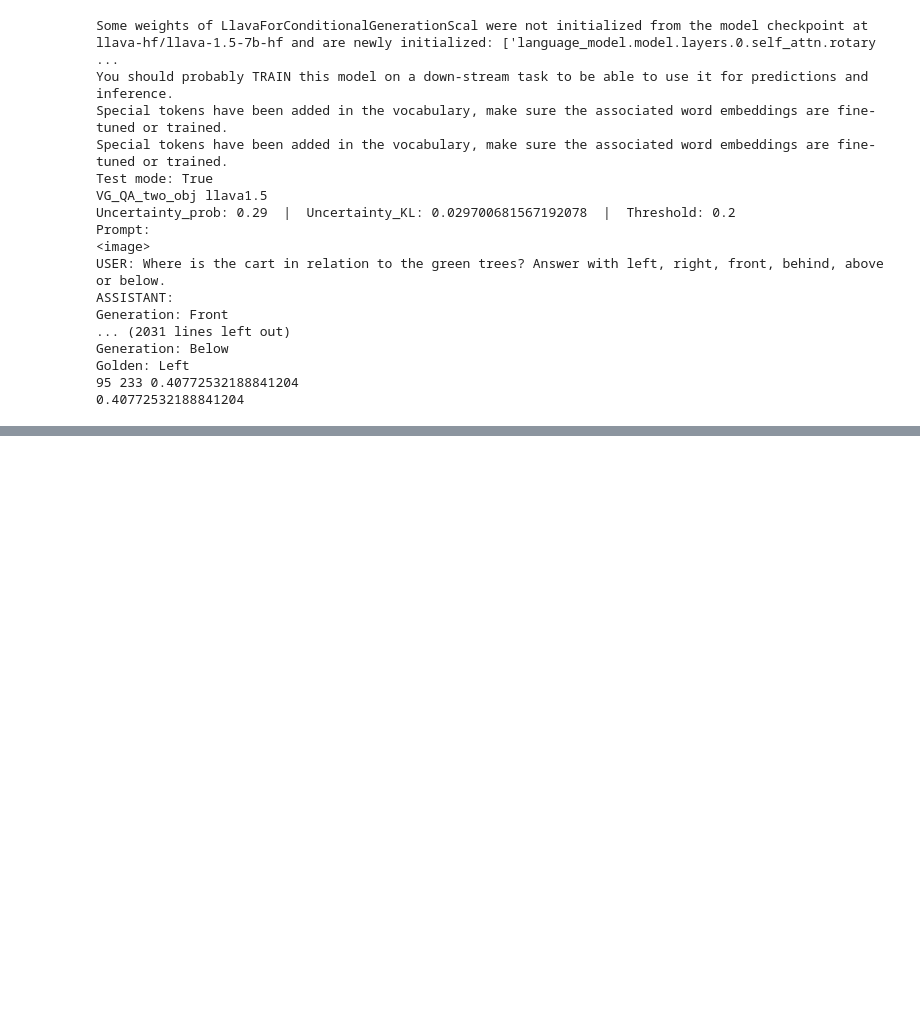
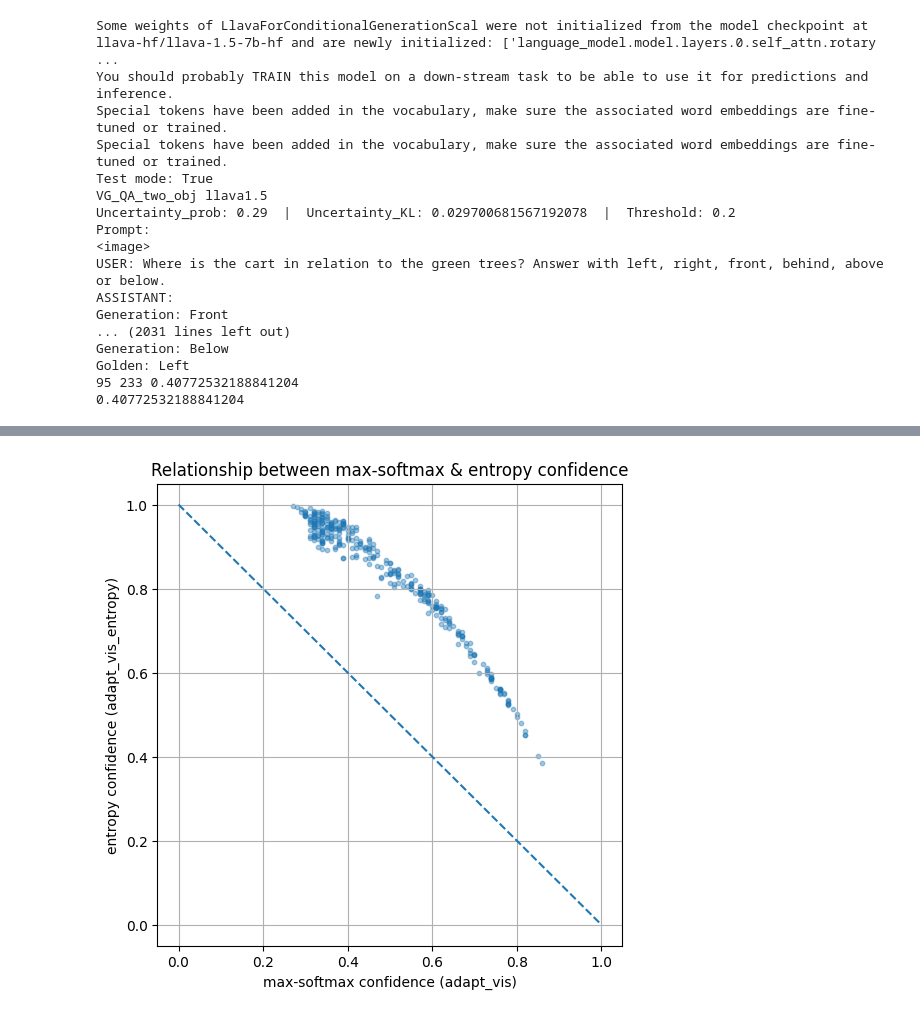
Before and after one commit to dltmdwoOS/AdaptVis_copy, a Jupyter notebook: my_run.ipynb, the cells around one changed output, grey strips where cells are left out. Cells and saved outputs as stored; diff of their text form; code cells hidden in the pictures; blank space fills up the shorter version.

```diff
--- a/my_run.ipynb
+++ b/my_run.ipynb
@@ -394,0 +428,24 @@ Golden: Left
+# %%
+import json
+import numpy as np
+import pandas as pd
+import matplotlib.pyplot as plt
+
+# 노트북에서 그래프 바로 보이게
+%matplotlib inline
+
+# === 파일 경로 설정 ===
+# 네 실험 경로에 맞게 바꿔줘
+path_adapt = "./output_backup/Controlled_images_A/results1.5_Controlled_Images_A_adapt_vis_1.0_0.4_fouroption_True.json"
+path_jsd   = "./output/results_Controlled_Images_A_adapt_vis_entropy_1.0_0.9_True.json"
+# %%
+def load_results(path):
+    with open(path, "r", encoding="utf-8") as f:
+        data = json.load(f)
+    return data
+
+res_adapt = load_results(path_adapt)
+res_jsd   = load_results(path_jsd)
+
+print("len(adapt_vis) =", len(res_adapt))
+print("len(adapt_vis_jsd) =", len(res_jsd))
@@ -394,0 +528,17 @@ Golden: Left
+# %%
+valid = df.dropna(subset=["conf_adapt", "conf_jsd"]).copy()
+
+plt.figure(figsize=(6, 6))
+plt.scatter(valid["conf_adapt"], valid["conf_jsd"], alpha=0.4, s=10)
+plt.xlabel("max-softmax confidence (adapt_vis)")
+plt.ylabel("entropy confidence (adapt_vis_entropy)")
+plt.title("Relationship between max-softmax & entropy confidence")
+
+x_vals = np.linspace(0, 1, 100)
+y_vals = -x_vals + 1
+
+plt.plot(x_vals, y_vals, linestyle="--")
+plt.grid(True)
+plt.show()
+# %% [output]
+[figure, added]
```
Also changed, not shown: parts of 9 cells of this notebook, 16 other files.
